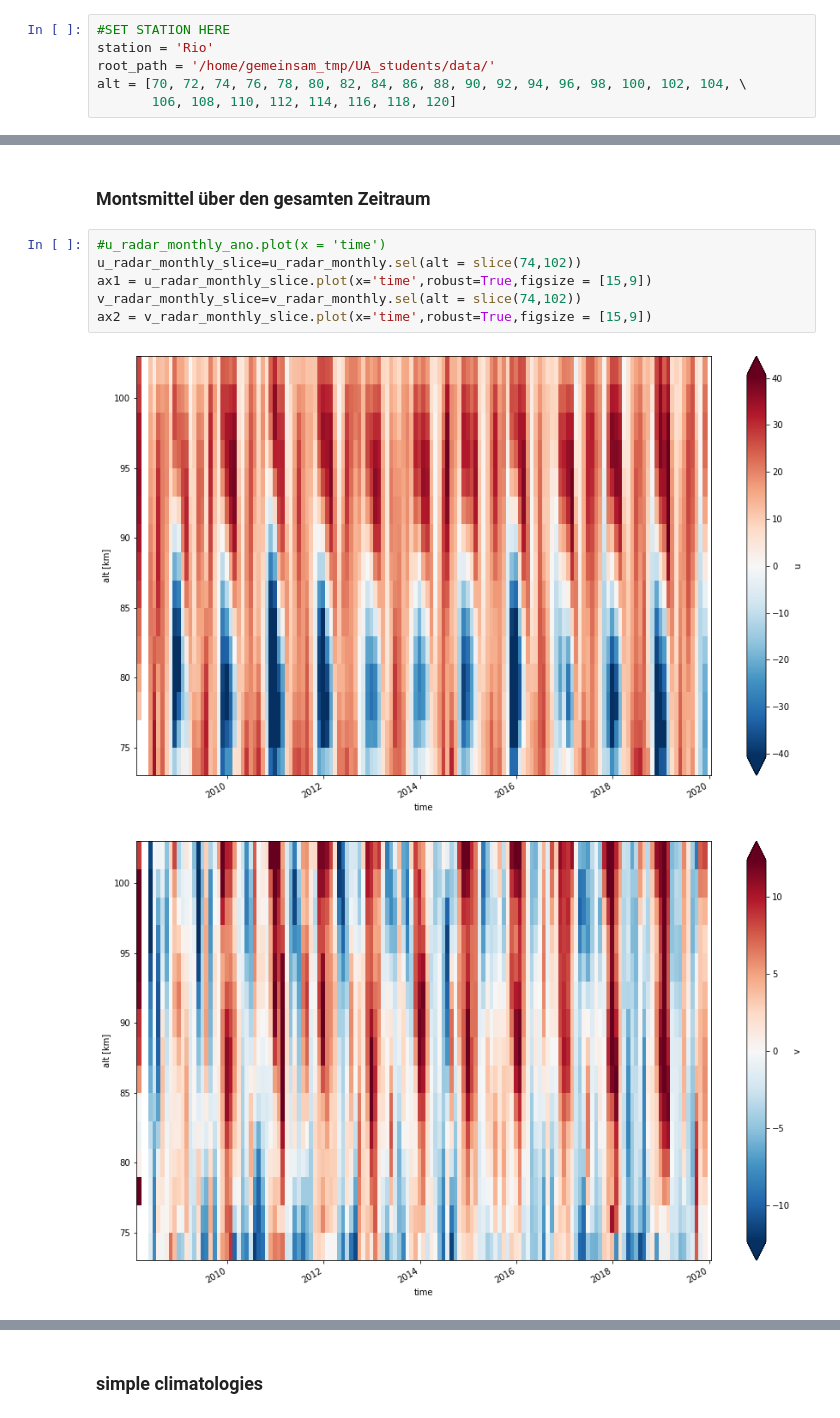
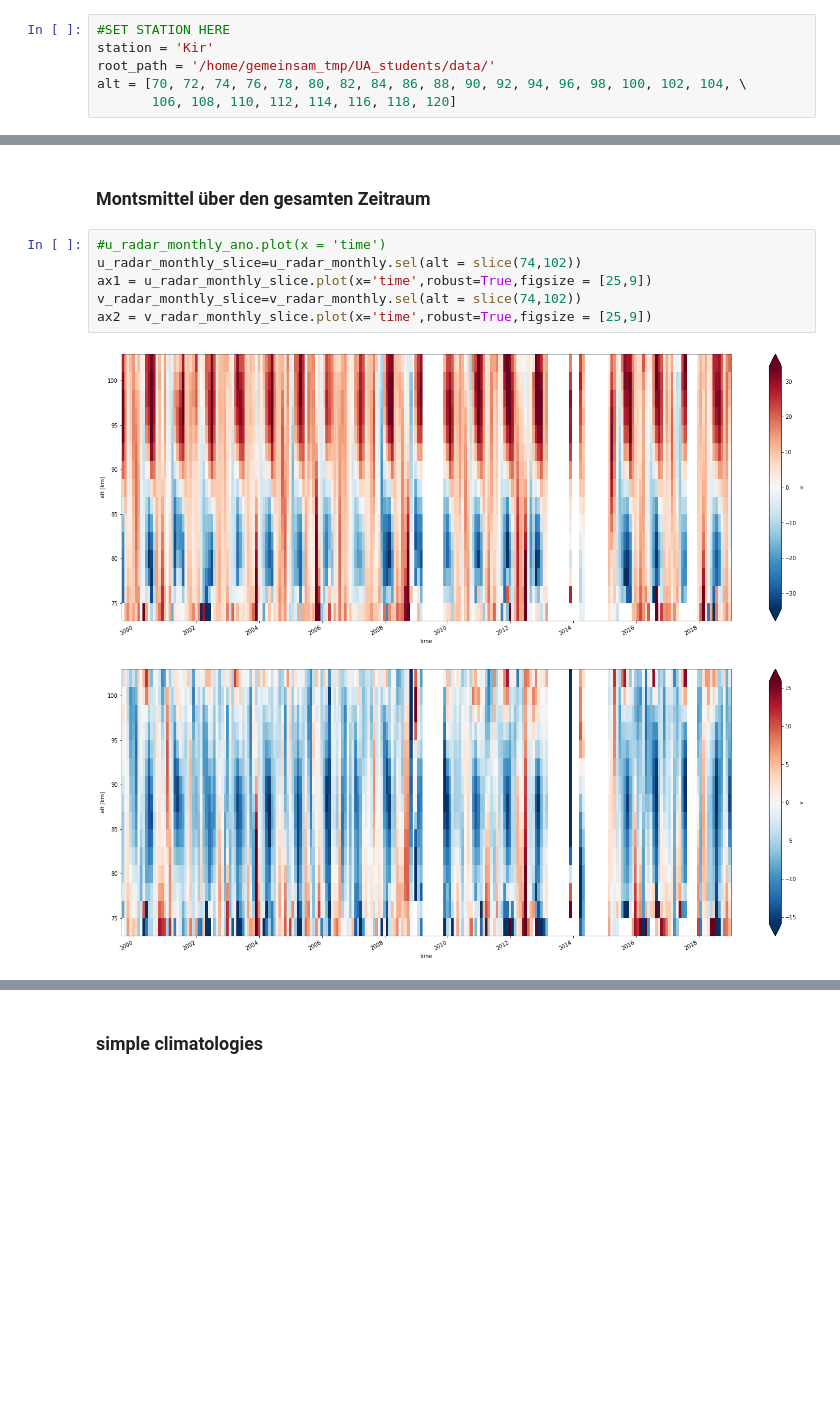
Before and after one commit to VACILT/trends_project, a Jupyter notebook: data_introduction_jason.ipynb, the cells around one changed output, grey strips where cells are left out. Saved outputs shown, nothing was run; the diff lists cells and outputs as text; blank space fills up the shorter version.

Commit message:
new plots

```diff
--- a/data_introduction_jason.ipynb
+++ b/data_introduction_jason.ipynb
@@ -9,7 +9,7 @@ from matplotlib.legend_handler import HandlerLineCollection, HandlerTuple
 from scipy import stats
 # %%
 #SET STATION HERE
-station = 'Rio'
+station = 'Kir'
 root_path = '/home/gemeinsam_tmp/UA_students/data/'
 alt = [70, 72, 74, 76, 78, 80, 82, 84, 86, 88, 90, 92, 94, 96, 98, 100, 102, 104, \
        106, 108, 110, 112, 114, 116, 118, 120]
@@ -224,12 +224,12 @@ ekin_radar_monthly_ano = time_mean('M', ekin_radar_monano)
 # %%
 #u_radar_monthly_ano.plot(x = 'time')
 u_radar_monthly_slice=u_radar_monthly.sel(alt = slice(74,102))
-ax1 = u_radar_monthly_slice.plot(x='time',robust=True,figsize = [15,9])
+ax1 = u_radar_monthly_slice.plot(x='time',robust=True,figsize = [25,9])
 v_radar_monthly_slice=v_radar_monthly.sel(alt = slice(74,102))
-ax2 = v_radar_monthly_slice.plot(x='time',robust=True,figsize = [15,9])
+ax2 = v_radar_monthly_slice.plot(x='time',robust=True,figsize = [25,9])
 # %% [output]
-[figure, old version]
+[figure, new version]
-[figure, old version]
+[figure, new version]
 # %%
 ## GRAVITY WAVES
 u_gw_radar_monthly_slice=u_gw_radar_monthly.sel(alt = slice(74,102))
```
Also changed, not shown: parts of 29 cells of this notebook.
